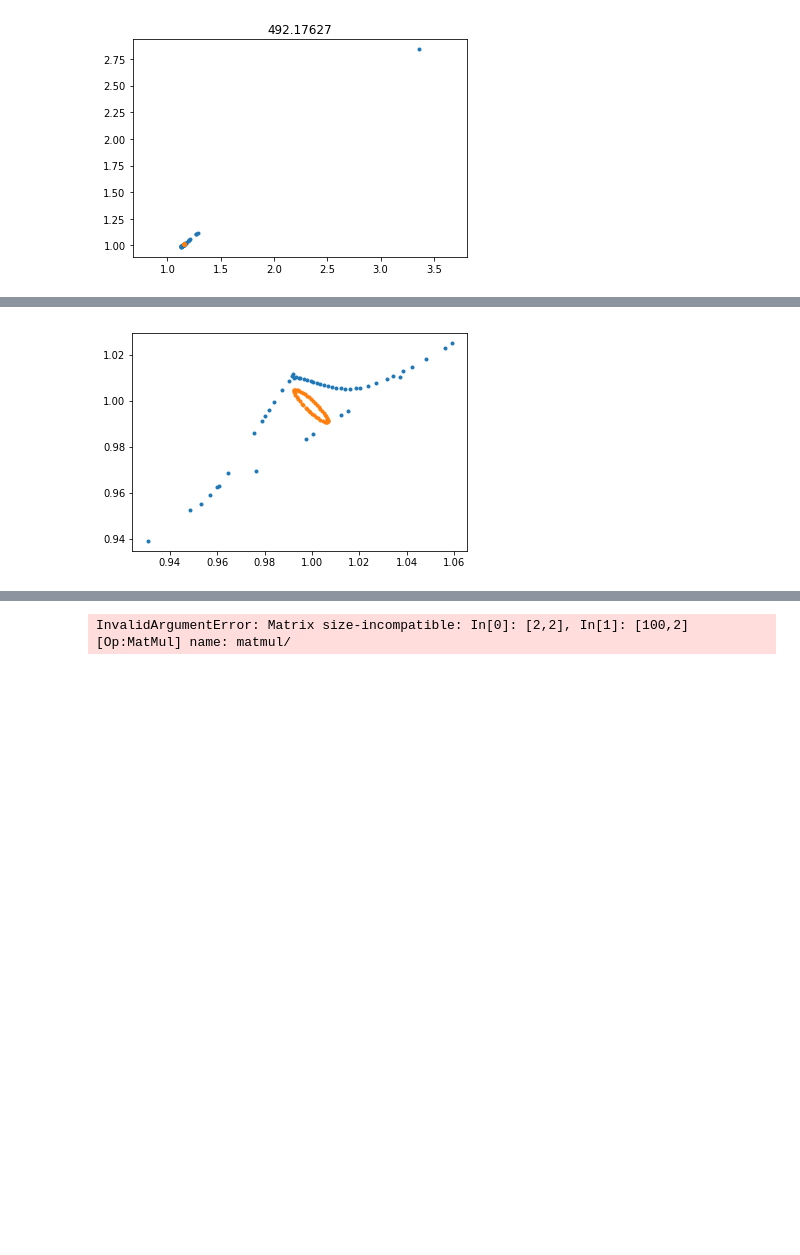
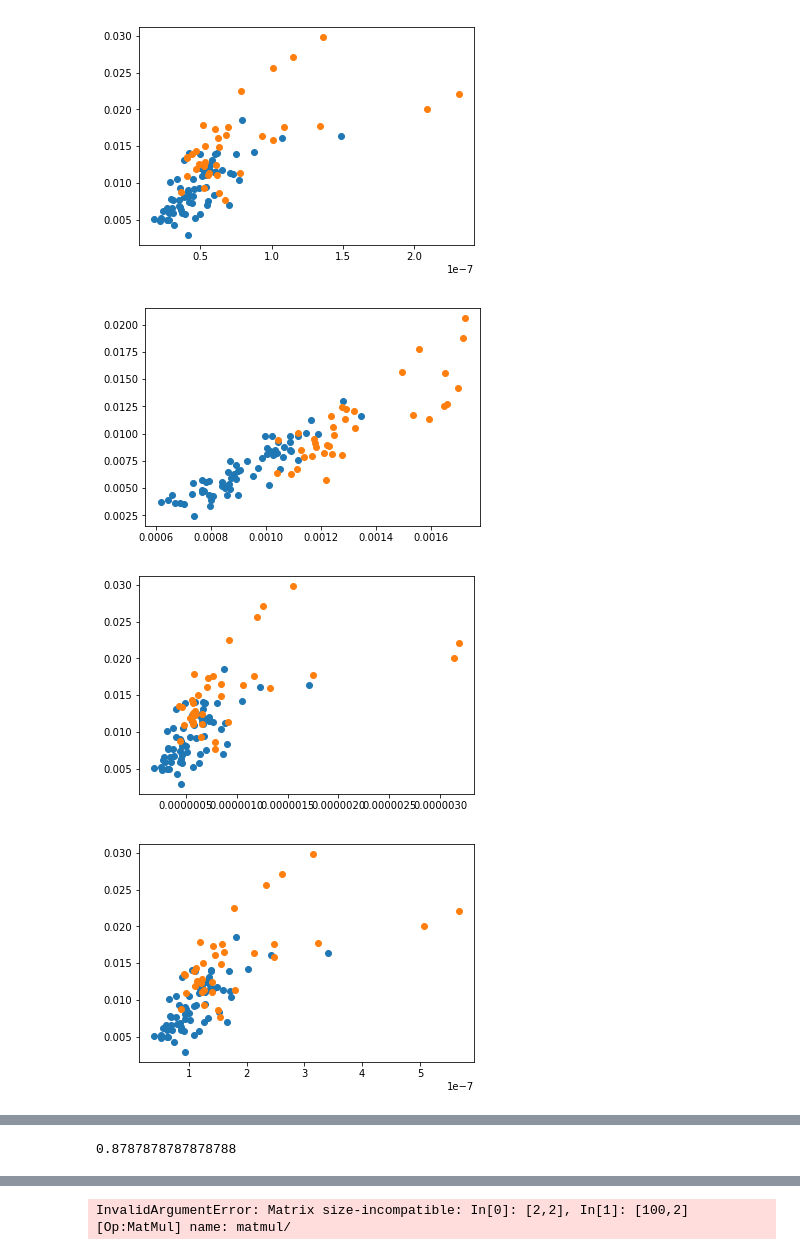
Before and after one commit to ChristianIngwersen/Non-Linear-Metric-Learning, a Jupyter notebook: Experimenting.ipynb, the cells around one changed output, grey strips where cells are left out. Saved outputs shown, nothing was run; the diff lists cells and outputs as text; code cells hidden in the pictures; blank space fills up the shorter version.

```diff
--- a/Experimenting.ipynb
+++ b/Experimenting.ipynb
@@ -40,23 +57,14 @@ K = 10
 # %%
-
-#nearest_points = chi_sq_nn(X.astype('float32'))
-nearest_points = euclidean_nn(X.astype('float32'))
+nearest_points = chi_sq_nn(X.astype('float32'))
+#nearest_points = euclidean_nn(X.astype('float32'))
 # %%
 ## Same Class Neighbors - Automatic v2.0
-nn = np.zeros((N*K,2), dtype=np.int)
+nn = np.zeros((N*K,2), dtype=np.int32)
 for i in range(N):
     tmp = nearest_points[i]
     idx = [elem for elem in tmp if elem in np.where(y==y[i])[0]]
     nn[i::N,1] = idx[1:K+1]
     nn[i::N,0] = np.repeat(idx[0], K)
-# %%
-## Opposite Class Neighbors - Automatic v2.0
-im = np.zeros((N*K,2), dtype=np.int)
-for i in range(N):
-    tmp = nearest_points[i]
-    idx = [elem for elem in tmp if elem in np.where(y!=y[i])[0]]
-    im[i::N,1] = idx[1:K+1]
-    im[i::N,0] = np.repeat(idx[0], K)
 # %%
 def plot_func(X,y):
     classes = np.unique(y)
@@ -96,26 +125,37 @@ def grad(X, A):
     return tape.gradient(loss_value, A)
+# %%
+tmp = np.tile(np.sum(X, axis=1), (dims, 1)).T
+X = X / tmp
 # %%
-A = tf.Variable(np.eye(N) + 0.01* np.ones((N,N)))
+r = dims
+A = tf.Variable(np.eye(r, dims) + 0.01* np.ones((r,dims)))
 
-margin = 1
-mu = 0.5
+margin = 0.5
+mu = 10000
 
-optimizer = tf.train.GradientDescentOptimizer(learning_rate=0.1)
-plot_func(np.array(tf.nn.softmax(A,axis=0) @ X),y)
-for i in range(20000):
-    grads = grad(X, A)
+optimizer = tf.train.GradientDescentOptimizer(learning_rate=0.01)
+#plot_func(X @ np.array(tf.nn.softmax(A,axis=0)), y)
+for i in range(200):
+    grads = grad(X, A, nn, y, margin)
     optimizer.apply_gradients(zip([grads], [A]))
 
-    if i % 100 == 0:
-        #print(loss(X, A))
+    if i % 50 == 0:
+        print(loss(X, A, nn, y, margin).numpy())
         plt.figure()
-        plot_func(np.array(tf.nn.softmax(A,axis=0) @ X),y)
-        plt.title(loss(X, A).numpy())
+        L = np.array(tf.nn.softmax(A,axis=0))
+        x_bar = (L @ X.T).T
+        for i in range(3):
+            plt.plot(x_bar[y==i,0], x_bar[y==i,1] , 'o')
+        #plot_func(X @ np.array(tf.nn.softmax(A,axis=0)),y)
+        #plt.title(loss(X, A, nn, y, margin).numpy())
 
         display.clear_output(wait=True)
         display.display(plt.gcf())
 
 
 #optimizer.minimize(loss)
 # %% [output]
-[figure, old version]
+[figure, new version]
+[figure, added]
+[figure, added]
+[figure, added]
@@ -122,4 +163,10 @@ for i in range(20000):
-# %%
-plot_func(np.array(tf.nn.softmax(A,axis=0) @ X),y)
-# %% [output]
-[figure, removed]
+# %%
+L = np.array(tf.nn.softmax(A,axis=0))
+knc = KNeighborsClassifier(n_neighbors=K, algorithm='ball_tree', metric='pyfunc',
+                           metric_params={'func': single_chi_sq_dist})
+knc.fit((L @ X_train.T).T, y_train)
+y_hat = knc.predict((L @ X_test.T).T)
+acc = np.sum(y_hat == y_test) / len(y_test)
+acc
+# %% [output]
+0.8787878787878788
```
Also changed, not shown: parts of 11 cells of this notebook.
